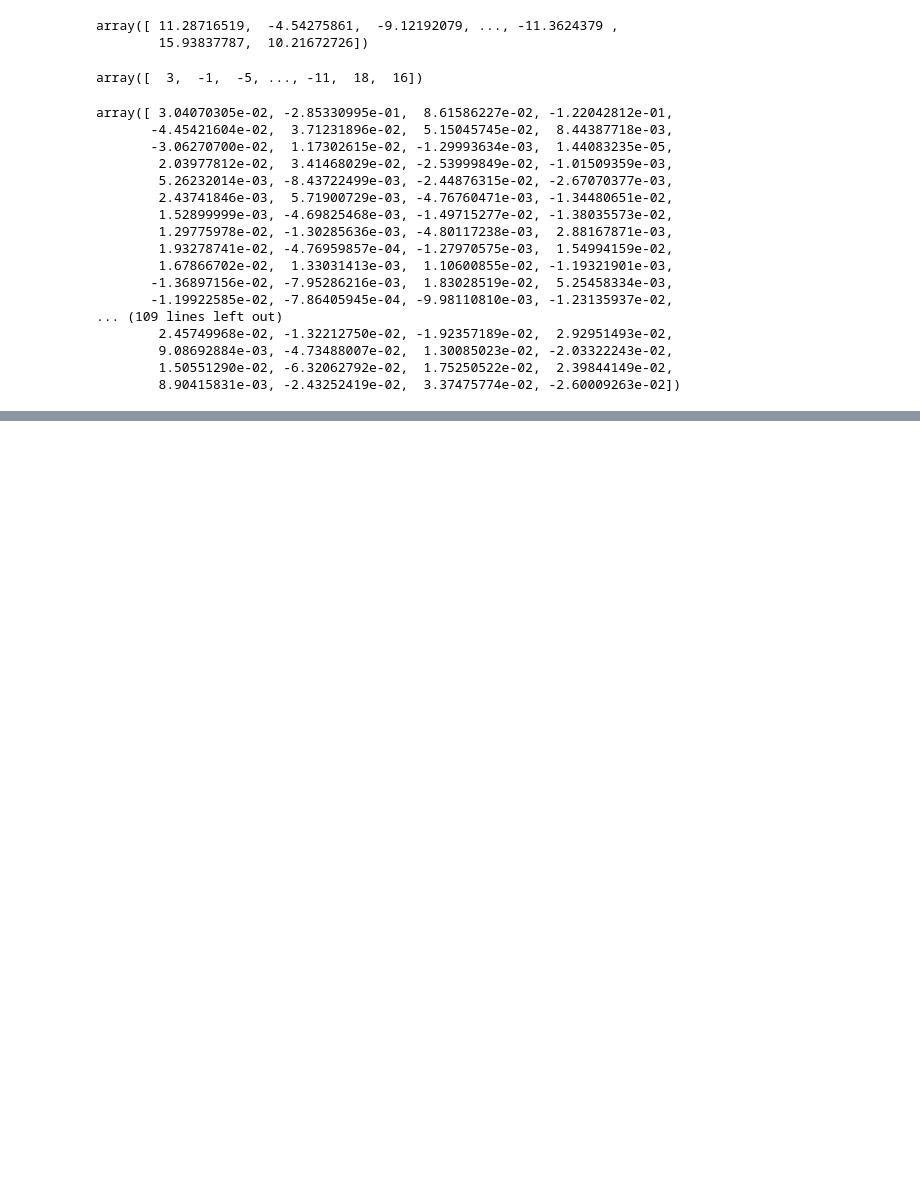
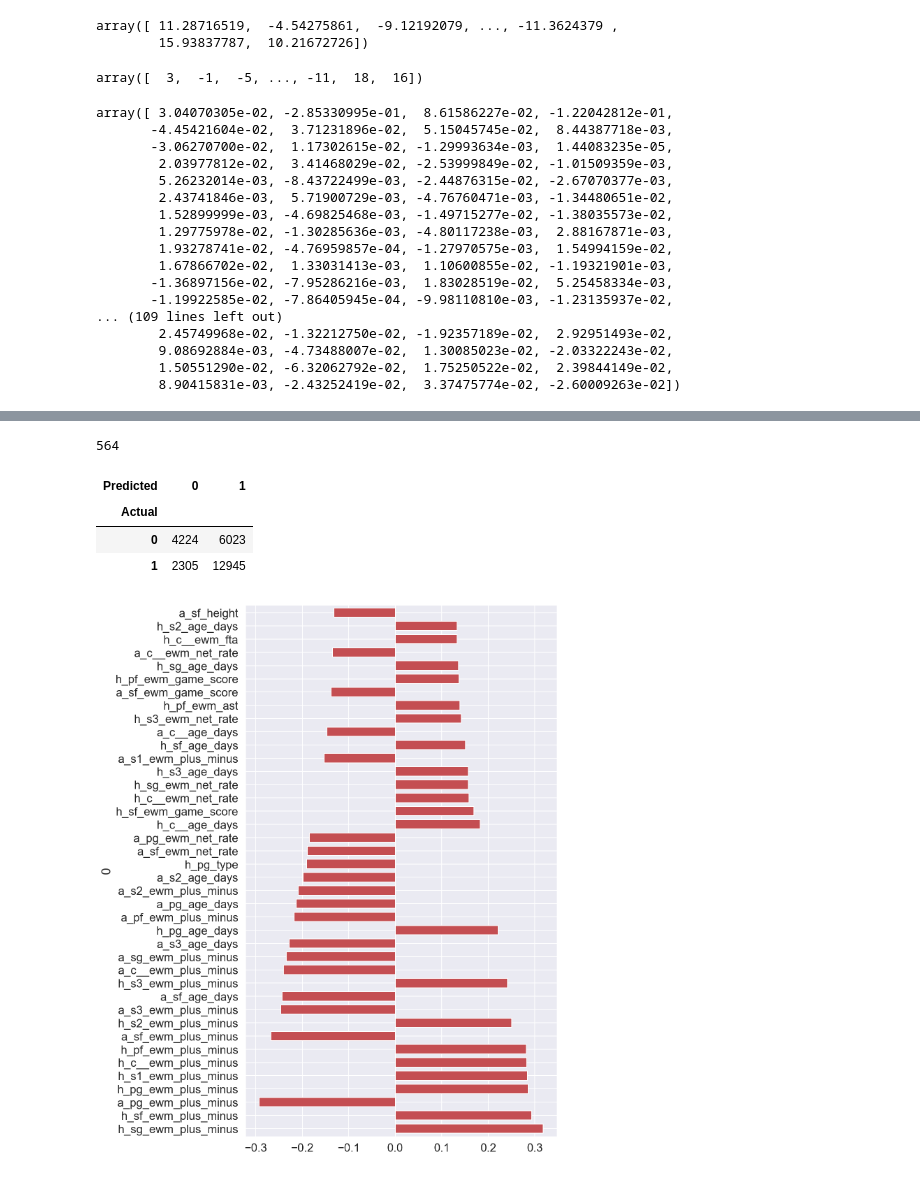
Before and after one commit to finjammin/Capstone-NBA, a Jupyter notebook: Pt4_Modelling/Modelling_LinearRegression.ipynb, the cells around one changed output, grey strips where cells are left out. Cells and saved outputs as stored; diff of their text form; code cells hidden in the pictures; blank space fills up the shorter version.

```diff
--- a/Pt4_Modelling/Modelling_LinearRegression.ipynb
+++ b/Pt4_Modelling/Modelling_LinearRegression.ipynb
@@ -17,7 +17,7 @@ from sklearn.linear_model import ElasticNet
 from sklearn.pipeline import Pipeline
 from sklearn.decomposition import PCA
 # %%
-df = pd.read_csv('../Pt3_Data_processing/poly_ewm18.csv')
+df = pd.read_csv('../Pt3_Data_processing/home_structured_ewm16.csv')
 df.sort_values(by='h_pg_date', inplace=True)
 
 # Turning IDS into categorical variables
@@ -30,6 +30,9 @@ for col in [col for col in df if 'age' in col]:
     df[col] = df[col].apply(lambda x: int(x.replace(' days 00:00:00.000000000','')))
 
 df.drop_duplicates(inplace=True)
-df.drop(columns='Unnamed: 0', inplace=True)
+try:
+    df.drop(columns='Unnamed: 0', inplace=True)
+except:
+    print('no need')
 df.columns
 # %% [output]
@@ -219,0 +263,43 @@ array([ 3.04070305e-02, -2.85330995e-01,  8.61586227e-02, -1.22042812e-01,
+# %%
+len(grid.best_estimator_.steps[1][1].coef_)
+# %% [output]
+564
+# %%
+predictions_grad = []
+for n in np.concatenate([grid.predict(X_train),grid.predict(X_test)]):
+    if n > 0:
+        predictions_grad.append(1)
+    else:
+        predictions_grad.append(0)
+
+true_grad = []
+for n in np.concatenate([yR_train,yR_test]):
+    if n > 0:
+        true_grad.append(1)
+    else:
+        true_grad.append(0)
+
+true_grad = pd.Series(true_grad, name='Actual')
+predictions_grad = pd.Series(predictions_grad, name='Predicted')
+
+df_conf_elcv = pd.crosstab(true_grad, predictions_grad)
+df_conf_elcv
+# %% [output]
+| Predicted | 0 | 1 |
+| Actual |  |  |
+| 0 | 4224 | 6023 |
+| 1 | 2305 | 12945 |
+# %%
+best_coeffs = pd.DataFrame(zip(X_train.columns,grid.best_estimator_.steps[1][1].coef_))
+best_coeffs.set_index(0, inplace=True)
+best_coeffs.columns = ['coefficients']
+
+best_coeffs['abs_coef'] = best_coeffs.coefficients.apply(abs)
+
+best_coeffs.sort_values(by='abs_coef',
+                        ascending=False).head(40)['coefficients'].plot(kind='barh',
+                                                                      figsize=(8,14),
+                                                                      color='r',
+                                                                      width=.7);
+# %% [output]
+[figure, added]
```
Also changed, not shown: parts of 15 cells of this notebook, 11 other files.
